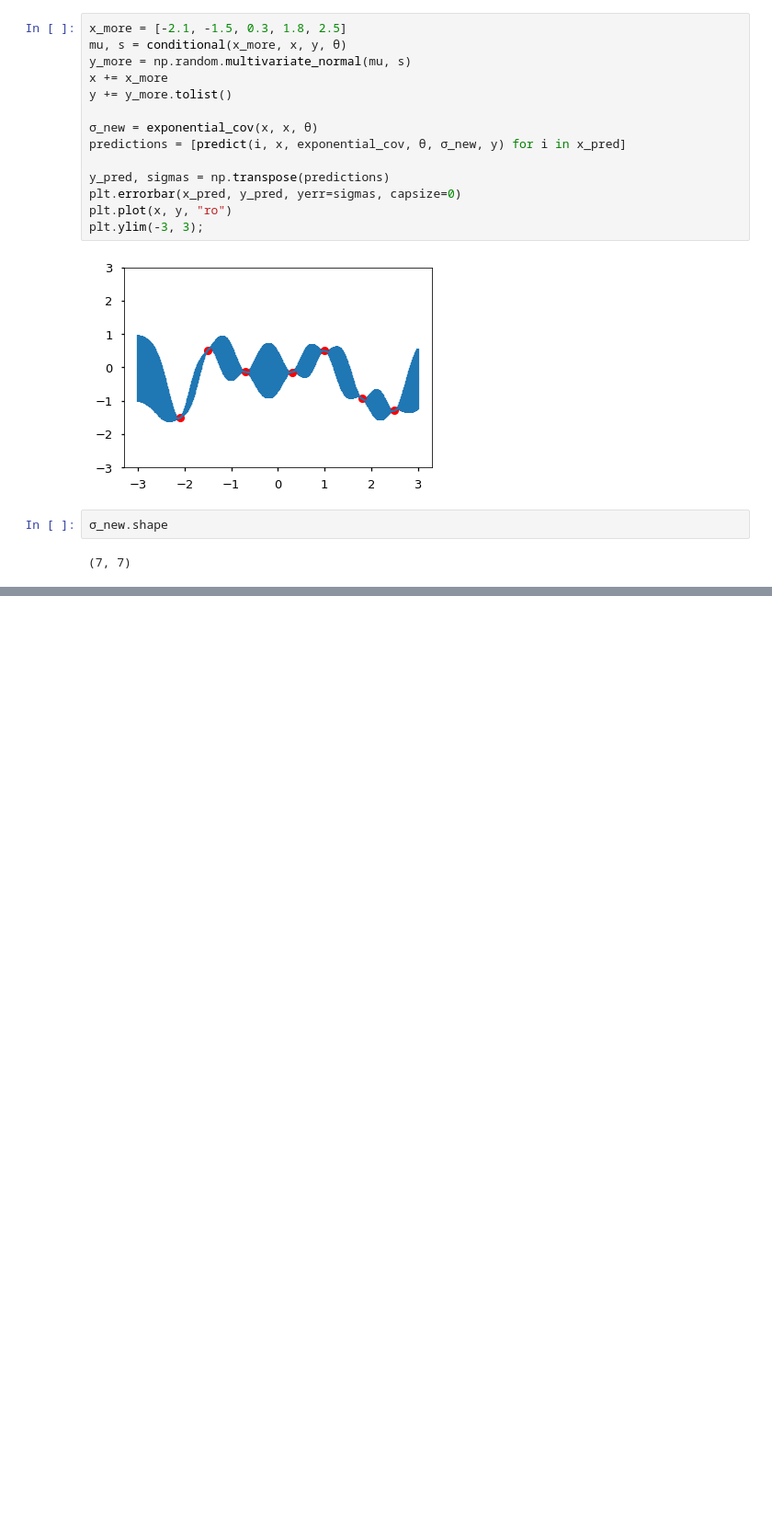
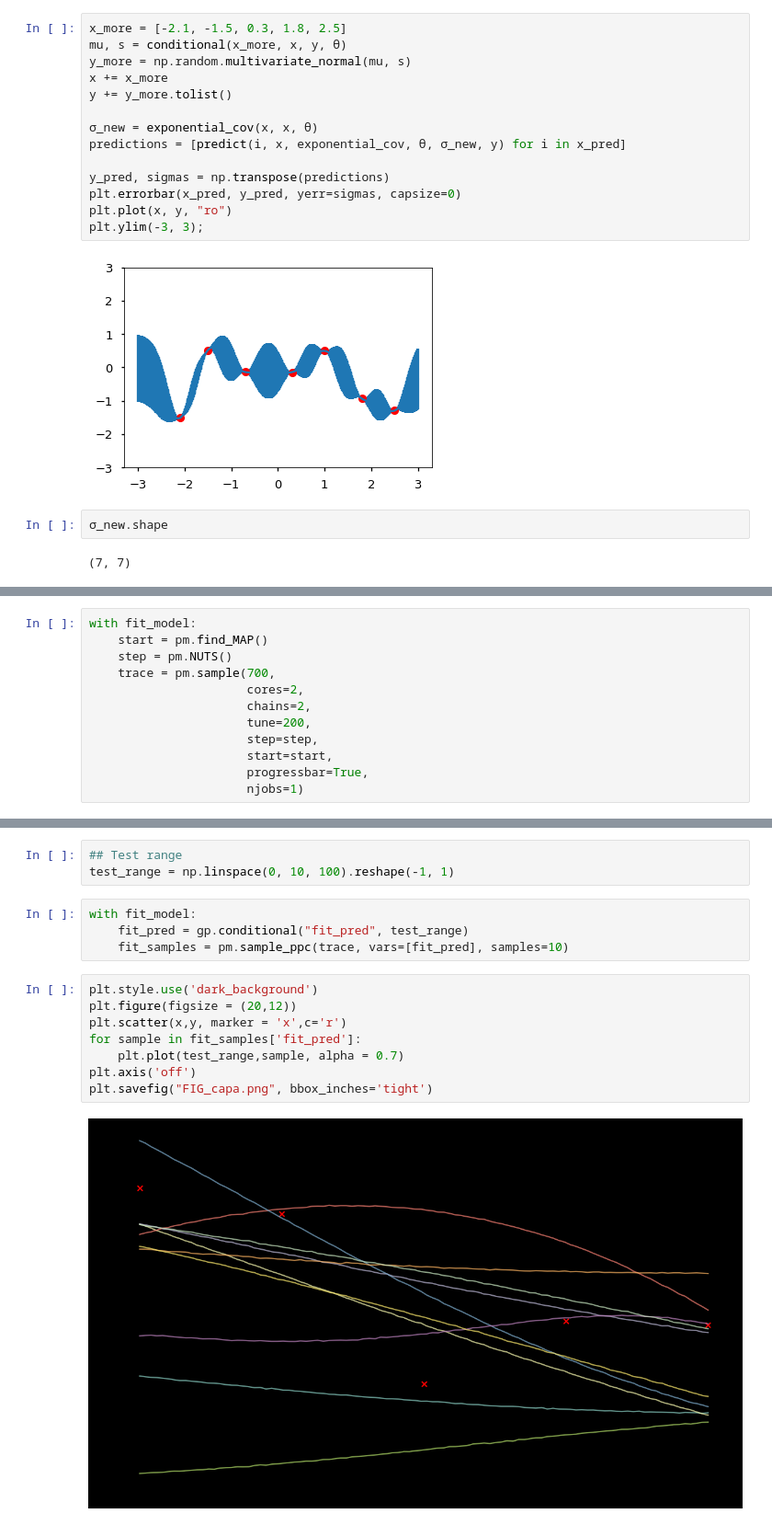
Before and after one commit to rsilveira79/bayesian_notebooks, a Jupyter notebook: uncertainty_notebooks/gaussian_processes_intro.ipynb, the cells around one changed output, grey strips where cells are left out. Shown: that part at 92% size. Saved outputs shown, nothing was run; the diff lists cells and outputs as text; blank space fills up the shorter version.

```diff
--- a/uncertainty_notebooks/gaussian_processes_intro.ipynb
+++ b/uncertainty_notebooks/gaussian_processes_intro.ipynb
@@ -172,0 +270,12 @@ plt.ylim(-3, 3);
+# %%
+with fit_model:
+    start = pm.find_MAP()
+    step = pm.NUTS()
+    trace = pm.sample(700,
+                      cores=2,
+                      chains=2,
+                      tune=200,
+                      step=step,
+                      start=start,
+                      progressbar=True,
+                      njobs=1)
@@ -172,0 +289,17 @@ plt.ylim(-3, 3);
+# %%
+## Test range
+test_range = np.linspace(0, 10, 100).reshape(-1, 1)
+# %%
+with fit_model:
+    fit_pred = gp.conditional("fit_pred", test_range)
+    fit_samples = pm.sample_ppc(trace, vars=[fit_pred], samples=10)
+# %%
+plt.style.use('dark_background')
+plt.figure(figsize = (20,12))
+plt.scatter(x,y, marker = 'x',c='r')
+for sample in fit_samples['fit_pred']:
+    plt.plot(test_range,sample, alpha = 0.7)
+plt.axis('off')
+plt.savefig("FIG_capa.png", bbox_inches='tight')
+# %% [output]
+[figure, added]
```
Also changed, not shown: parts of 21 cells of this notebook, 1 other file.
